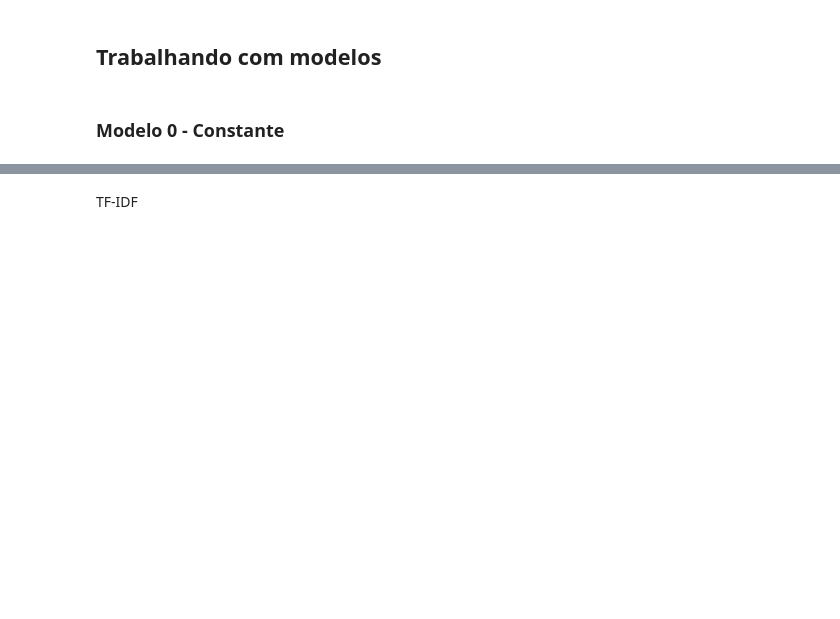
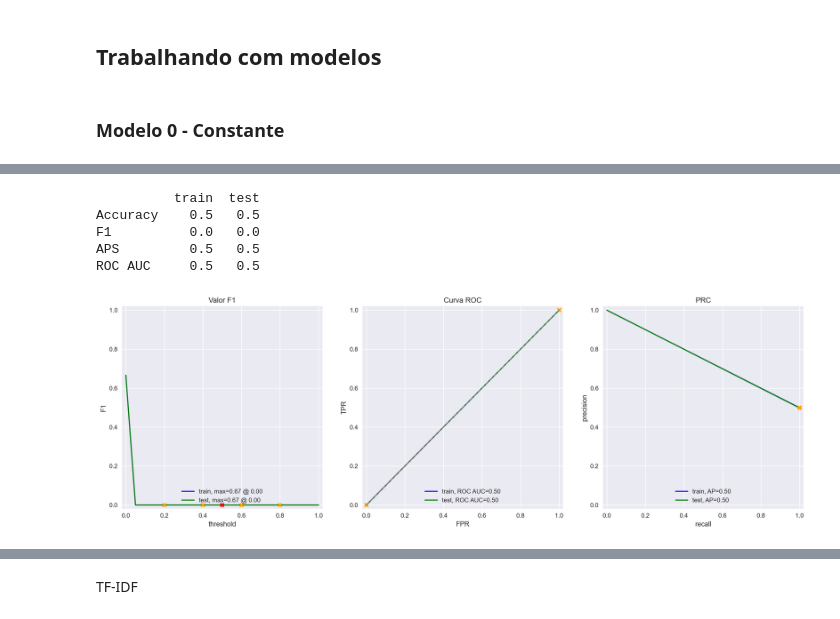
Before and after one commit to peperrone/mbads14-film-junky-union, a Jupyter notebook: notebook_p14.ipynb, the cells around one changed output, grey strips where cells are left out. Cells and saved outputs as stored; diff of their text form; code cells hidden in the pictures; blank space fills up the shorter version.

```diff
--- a/notebook_p14.ipynb
+++ b/notebook_p14.ipynb
@@ -922,0 +1235,15 @@ from sklearn.dummy import DummyClassifier
+# %%
+evaluate_model_vinicius(
+    model=dummy_model,
+    train_features=dummy_train_features,
+    train_target=train_target,
+    test_features=dummy_test_features,
+    test_target=test_target
+)
+# %% [output]
+          train  test
+Accuracy    0.5   0.5
+F1          0.0   0.0
+APS         0.5   0.5
+ROC AUC     0.5   0.5
+[figure, added]
```
Also changed, not shown: parts of 35 cells of this notebook.
